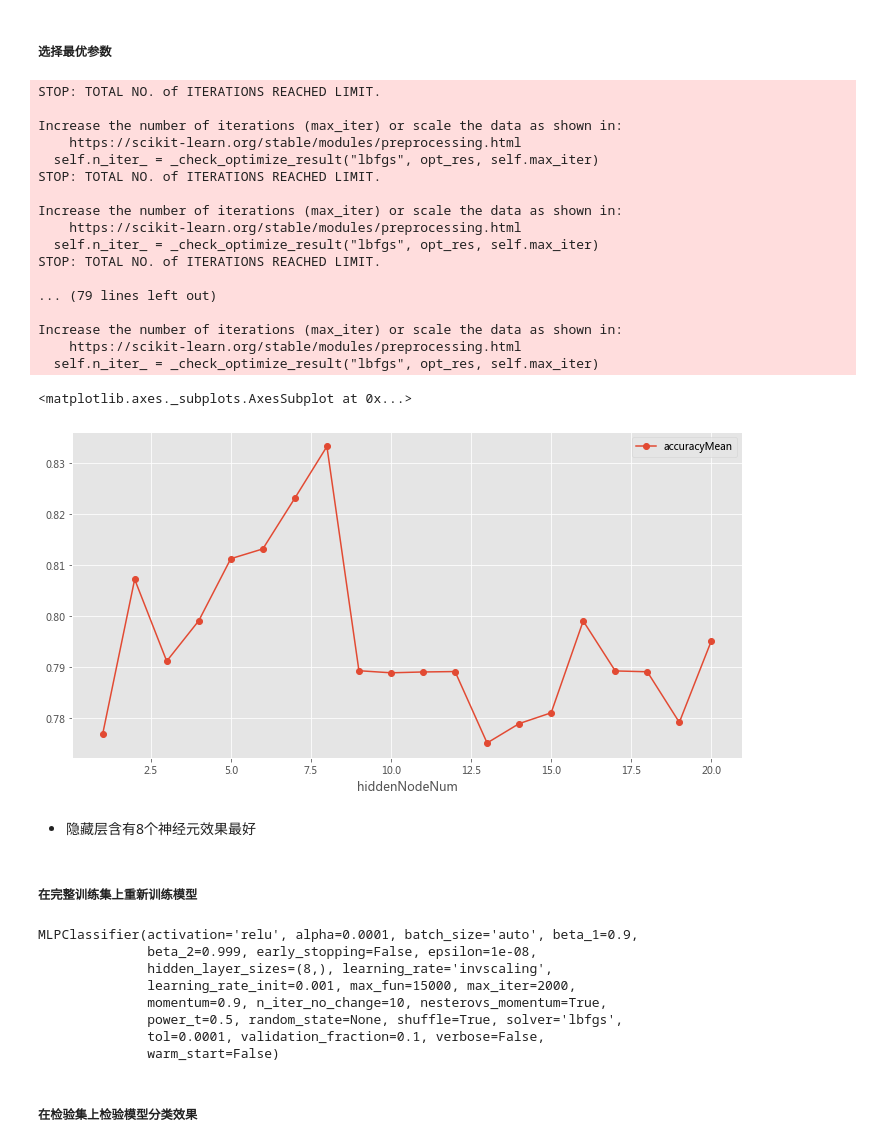
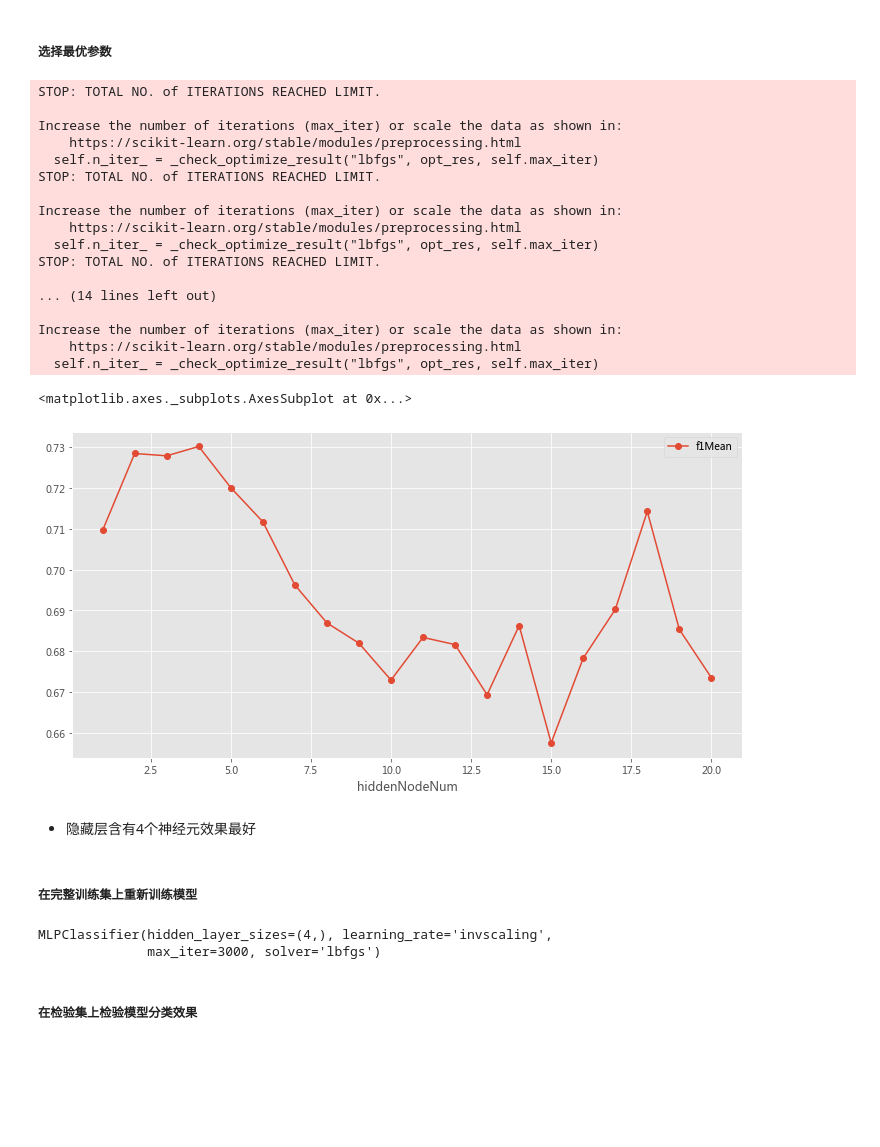
Before and after one commit to christinemu/biz-mining, a Jupyter notebook: ANN.ipynb, the cells around one changed output. Drawn from its saved outputs; the diff is of its cells as text; code cells hidden in the pictures; blank space fills up the shorter version.

```diff
--- a/ANN.ipynb
+++ b/ANN.ipynb
@@ -782,0 +746,4 @@ Name: 1, dtype: float64
+# %%
+titAnn8 = MLPClassifier(hidden_layer_sizes=(8,),solver='lbfgs',activation='relu',learning_rate='constant',max_iter=3000)
+# %%
+titAnn8.fit(titTrainXScale,titTrainY)
@@ -783,14 +764,14 @@ Name: 1, dtype: float64
 # %% [markdown]
 #### 增加隐藏层数量的效果
 # %%
-trainAccuLstNew = []   # 记录训练集上准确率的列表
-testAccuLstNew = []   # 记录检验集上准确率的列表
+trainf1LstNew = []   # 记录训练集上准确率的列表
+testf1LstNew = []   # 记录检验集上准确率的列表
 for each in range(1,11):
     # 第二个隐藏层包含的神经元数量从1以1为步长增加到10
-    tmpAnn = MLPClassifier(hidden_layer_sizes=(2,each),solver='lbfgs',activation='relu',learning_rate='constant',max_iter=1000)
+    tmpAnn = MLPClassifier(hidden_layer_sizes=(8,each),solver='lbfgs',activation='relu',learning_rate='constant',max_iter=3000)
     tmpAnn.fit(titTrainXScale,titTrainY)      # 在训练集上训练神经网络
-    trainYPre = tmpAnn.predict(titTrainXScale)      # 计算训练集上每个样本的类别
-    trainAccuLstNew.append(metrics.accuracy_score(titTrainY,trainYPre))
-    testYPre = tmpAnn.predict(titTestXScale)       # 计算检验集上每个样本的类别
-    testAccuLstNew.append(metrics.accuracy_score(titTestY,testYPre))
+    trainYPre = tmpAnn.predict(titTrainXScale)      # 预测训练集上每个样本的类别
+    trainf1LstNew.append(metrics.f1_score(titTrainY,trainYPre))
+    testYPre = tmpAnn.predict(titTestXScale)       # 预测检验集上每个样本的类别
+    testf1LstNew.append(metrics.f1_score(titTestY,testYPre))
 # %% [output]
@@ -1002,13 +907,13 @@ print(f'10折交叉验证的准确率的均值是{scoreLst.mean():.3f}，标准
 ##### 选择最优参数
 # %%
 hiddenNodes = range(1,21)
-accuMeanLst = []
-accuStdLst = []
+f1MeanLst = []
+f1StdLst = []
 for each in hiddenNodes:
-    annTmp = MLPClassifier(hidden_layer_sizes=(each,),solver='lbfgs',activation='relu',learning_rate='invscaling',max_iter=2000)
-    resTmp = cross_val_score(annTmp,titTrainXScale,titTrainY,cv=10)
-    accuMeanLst.append(resTmp.mean())
-    accuStdLst.append(resTmp.std())
+    annTmp = MLPClassifier(hidden_layer_sizes=(each,),solver='lbfgs',activation='relu',learning_rate='invscaling',max_iter=3000)
+    resTmp = cross_val_score(annTmp,titTrainXScale,titTrainY,scoring='f1',cv=10)
+    f1MeanLst.append(resTmp.mean())
+    f1StdLst.append(resTmp.std())
 # %% [output]
 STOP: TOTAL NO. of ITERATIONS REACHED LIMIT.
 
@@ -1022,33 +927,27 @@ Increase the number of iterations (max_iter) or scale the data as shown in:
   self.n_iter_ = _check_optimize_result("lbfgs", opt_res, self.max_iter)
 STOP: TOTAL NO. of ITERATIONS REACHED LIMIT.
 
-... (79 lines left out)
+... (14 lines left out)
 
 Increase the number of iterations (max_iter) or scale the data as shown in:
     https://scikit-learn.org/stable/modules/preprocessing.html
   self.n_iter_ = _check_optimize_result("lbfgs", opt_res, self.max_iter)
 # %%
-compDf = pd.DataFrame({'hiddenNodeNum':hiddenNodes,'accuracyMean':accuMeanLst,'accuracyStd':accuStdLst})
-compDf.plot(x='hiddenNodeNum',y='accuracyMean',kind='line',marker='o',figsize=(12,6))
+compDf = pd.DataFrame({'hiddenNodeNum':hiddenNodes,'f1Mean':f1MeanLst,'f1Std':f1StdLst})
+compDf.plot(x='hiddenNodeNum',y='f1Mean',kind='line',marker='o',figsize=(12,6))
 # %% [output]
 <matplotlib.axes._subplots.AxesSubplot at 0x...>
-[figure, old version]
+[figure, new version]
 # %% [markdown]
-- 隐藏层含有8个神经元效果最好
+- 隐藏层含有4个神经元效果最好
 # %% [markdown]
 ##### 在完整训练集上重新训练模型
 # %%
-titAnnNew2 = MLPClassifier(hidden_layer_sizes=(8,),solver='lbfgs',activation='relu',learning_rate='invscaling',max_iter=2000)
-titAnnNew2.fit(titTrainXScale,titTrainY)
+titAnnNew4 = MLPClassifier(hidden_layer_sizes=(4,),solver='lbfgs',activation='relu',learning_rate='invscaling',max_iter=3000)
+titAnnNew4.fit(titTrainXScale,titTrainY)
 # %% [output]
-MLPClassifier(activation='relu', alpha=0.0001, batch_size='auto', beta_1=0.9,
-              beta_2=0.999, early_stopping=False, epsilon=1e-08,
-              hidden_layer_sizes=(8,), learning_rate='invscaling',
-              learning_rate_init=0.001, max_fun=15000, max_iter=2000,
-              momentum=0.9, n_iter_no_change=10, nesterovs_momentum=True,
-              power_t=0.5, random_state=None, shuffle=True, solver='lbfgs',
-              tol=0.0001, validation_fraction=0.1, verbose=False,
-              warm_start=False)
+MLPClassifier(hidden_layer_sizes=(4,), learning_rate='invscaling',
+              max_iter=3000, solver='lbfgs')
 # %% [markdown]
 ##### 在检验集上检验模型分类效果
 # %%
```
Also changed, not shown: parts of 85 cells of this notebook.
